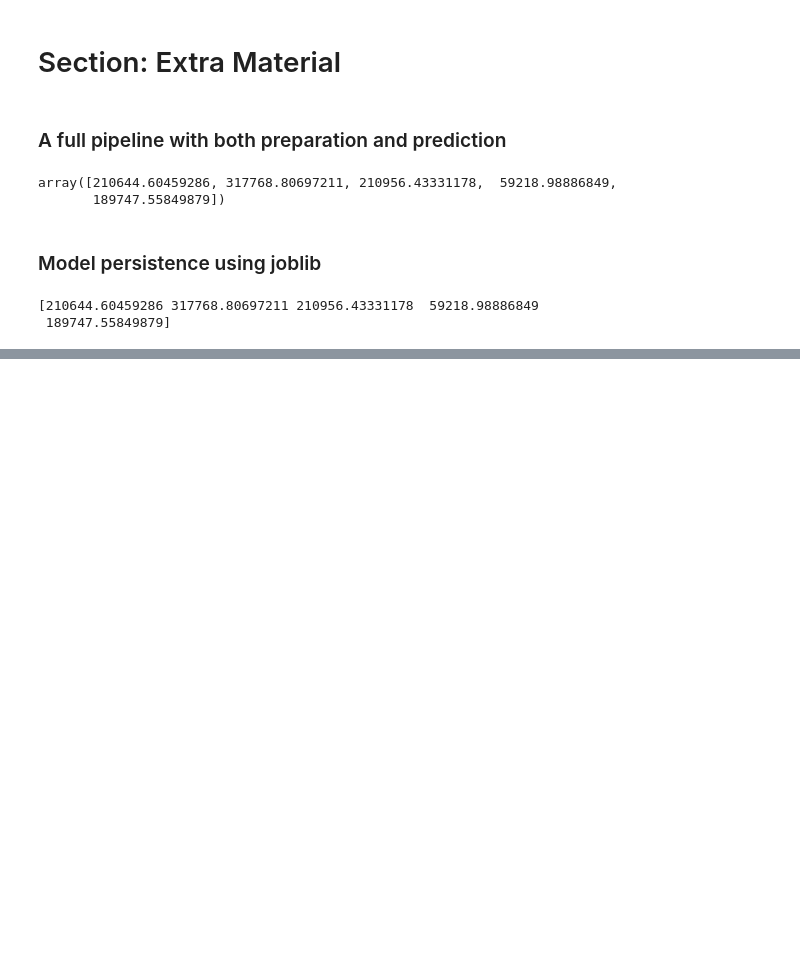
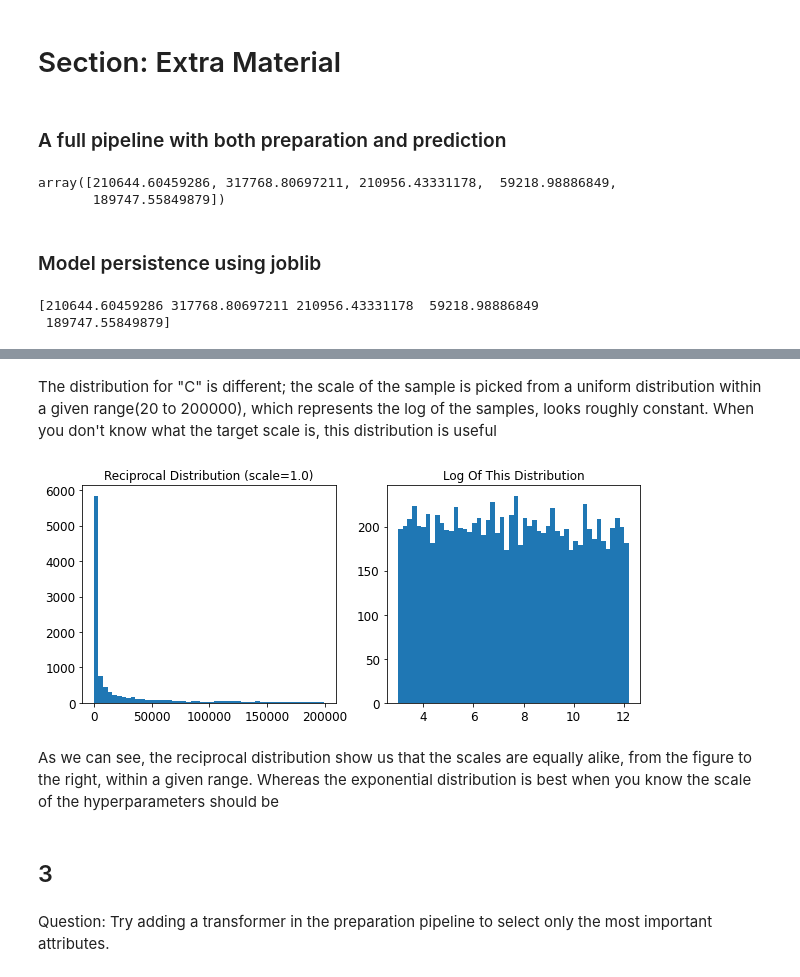
Before and after one commit to MarkJasonE/HandsOnML-CaliforniaHousing-Exercise, a Jupyter notebook: Housing.ipynb, the cells around one changed output, grey strips where cells are left out. Saved outputs shown, nothing was run; the diff lists cells and outputs as text; code cells hidden in the pictures; blank space fills up the shorter version.

```diff
--- a/Housing.ipynb
+++ b/Housing.ipynb
@@ -973,0 +1147,21 @@ print(result)
+# %% [markdown]
+The distribution for "C" is different; the scale of the sample is picked from a uniform distribution within a given range(20 to 200000), which represents the log of the samples, looks roughly constant. When you don't know what the target scale is, this distribution is useful
+# %%
+reciprocal_distrib = reciprocal(20, 200000)
+samples = reciprocal_distrib.rvs(10000, random_state=42)
+plt.figure(figsize=(10,4))
+plt.subplot(121)
+plt.title("Reciprocal Distribution (scale=1.0)")
+plt.hist(samples, bins=50)
+plt.subplot(122)
+plt.title("Log Of This Distribution")
+plt.hist(np.log(samples), bins=50)
+plt.show()
+# %% [output]
+[figure, added]
+# %% [markdown]
+As we can see, the reciprocal distribution show us that the scales are equally alike, from the figure to the right, within a given range. Whereas the exponential distribution is best when you know the scale of the hyperparameters should be
+# %% [markdown]
+## 3
+# %% [markdown]
+Question: Try adding a transformer in the preparation pipeline to select only the most important attributes.
```
Also changed, not shown: parts of 51 cells of this notebook.
